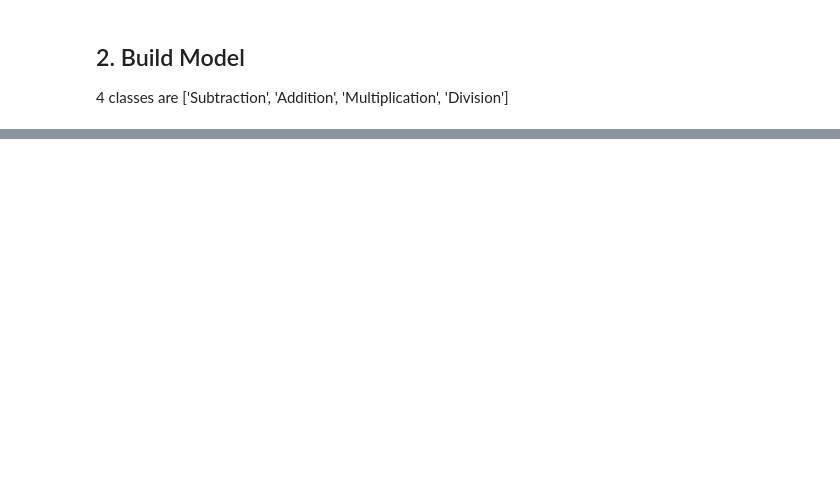
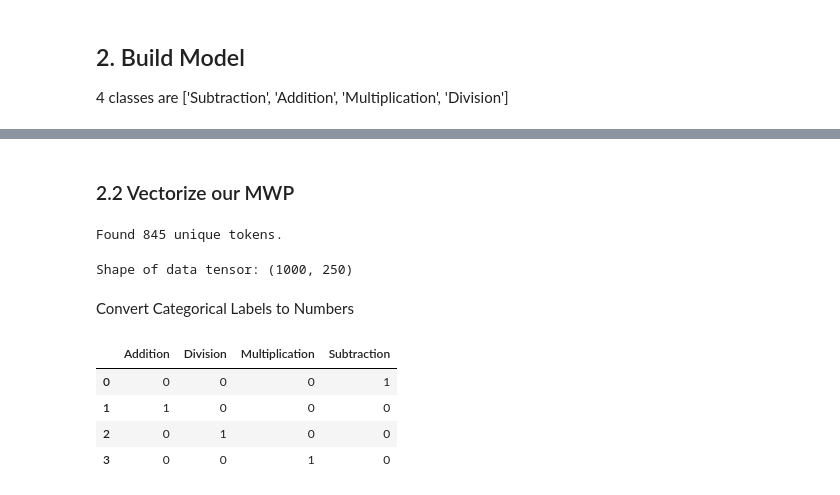
Before and after one commit to aditikilledar/NLP-Numerite-capstone-2022, a Jupyter notebook: MWP/Notebooks/Operation Identification.ipynb, the cells around one changed output, grey strips where cells are left out. Cells and saved outputs as stored; diff of their text form; code cells hidden in the pictures; blank space fills up the shorter version.

```diff
--- a/MWP/Notebooks/Operation Identification.ipynb
+++ b/MWP/Notebooks/Operation Identification.ipynb
@@ -128,0 +133,38 @@ operations = ['Subtraction', 'Addition', 'Multiplication', 'Division']
+# %%
+#  in order of # times they appear in svamp
+operations = ['Subtraction', 'Addition','Division', 'Multiplication']
+# %% [markdown]
+### 2.2 Vectorize our MWP
+# %%
+# The maximum number of words to be used. (most frequent)
+MAX_NB_WORDS = 800
+# Max number of words in each complaint.
+MAX_SEQUENCE_LENGTH = 250
+# This is fixed.
+
+EMBEDDING_DIM = 100
+tokenizer = Tokenizer(num_words=MAX_NB_WORDS, filters='!"#$%&()*+,-./:;<=>?@[\]^_`{|}~', lower=True)
+tokenizer.fit_on_texts(df['BQ'].values)
+word_index = tokenizer.word_index
+print('Found %s unique tokens.' % len(word_index))
+# %% [output]
+Found 845 unique tokens.
+# %%
+# Truncate and pad the input sequences so that they
+# are all in the same length for modeling.
+
+X = tokenizer.texts_to_sequences(df['BQ'].values)
+X = pad_sequences(X, maxlen=MAX_SEQUENCE_LENGTH)
+print('Shape of data tensor:', X.shape)
+# %% [output]
+Shape of data tensor: (1000, 250)
+# %% [markdown]
+Convert Categorical Labels to Numbers
+# %%
+pd.get_dummies(operations)
+# %% [output]
+|  | Addition | Division | Multiplication | Subtraction |
+| 0 | 0 | 0 | 0 | 1 |
+| 1 | 1 | 0 | 0 | 0 |
+| 2 | 0 | 1 | 0 | 0 |
+| 3 | 0 | 0 | 1 | 0 |
```
Also changed, not shown: parts of 44 cells of this notebook.
